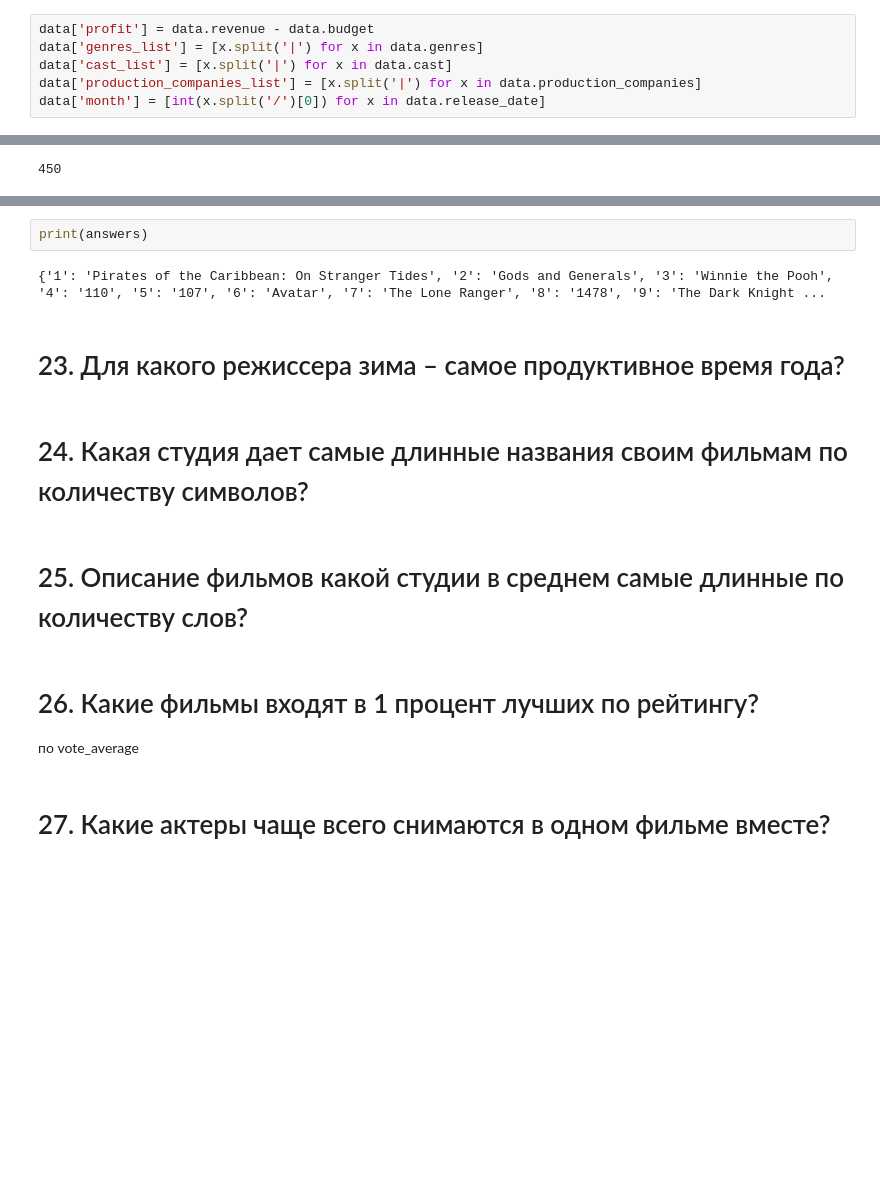
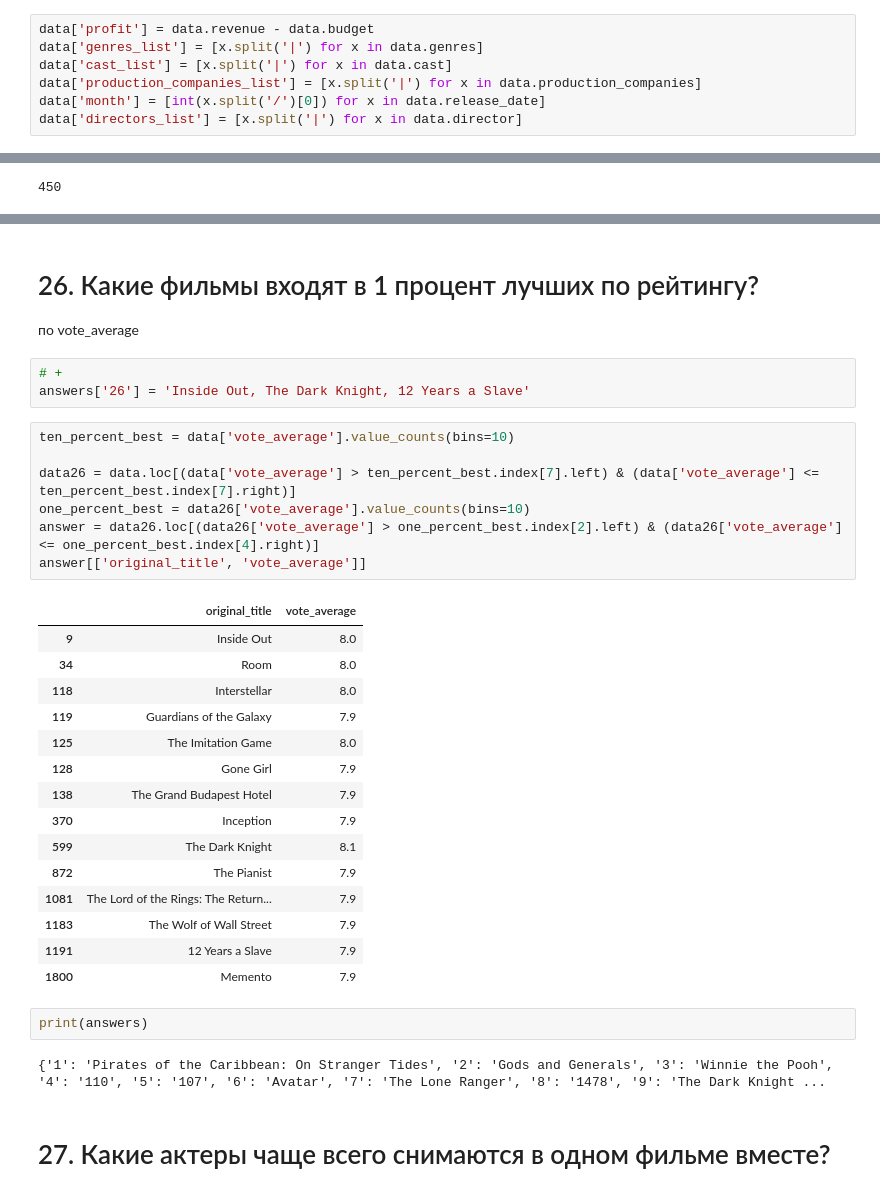
Before and after one commit to knartov/sf-git, a Jupyter notebook: module-1/Movies_IMBD_v4.1_TEMPLATE.ipynb, the cells around one changed output, grey strips where cells are left out. Saved outputs shown, nothing was run; the diff lists cells and outputs as text; blank space fills up the shorter version.

```diff
--- a/module-1/Movies_IMBD_v4.1_TEMPLATE.ipynb
+++ b/module-1/Movies_IMBD_v4.1_TEMPLATE.ipynb
@@ -42,6 +43,7 @@ data['genres_list'] = [x.split('|') for x in data.genres]
 data['cast_list'] = [x.split('|') for x in data.cast]
 data['production_companies_list'] = [x.split('|') for x in data.production_companies]
 data['month'] = [int(x.split('/')[0]) for x in data.release_date]
+data['directors_list'] = [x.split('|') for x in data.director]
 # %% [markdown]
 # 1. У какого фильма из списка самый большой бюджет?
 # %% [markdown]
@@ -546,15 +619,35 @@ data.query('month in [6,7,8]').imdb_id.nunique()
+# %% [markdown]
+# 26. Какие фильмы входят в 1 процент лучших по рейтингу?
+по vote_average
+# %%
+# +
+answers['26'] = 'Inside Out, The Dark Knight, 12 Years a Slave'
+# %%
+ten_percent_best = data['vote_average'].value_counts(bins=10)
+
+data26 = data.loc[(data['vote_average'] > ten_percent_best.index[7].left) & (data['vote_average'] <= ten_percent_best.index[7].right)]
+one_percent_best = data26['vote_average'].value_counts(bins=10)
+answer = data26.loc[(data26['vote_average'] > one_percent_best.index[2].left) & (data26['vote_average'] <= one_percent_best.index[4].right)]
+answer[['original_title', 'vote_average']]
+# %% [output]
+|  | original_title | vote_average |
+| 9 | Inside Out | 8.0 |
+| 34 | Room | 8.0 |
+| 118 | Interstellar | 8.0 |
+| 119 | Guardians of the Galaxy | 7.9 |
+| 125 | The Imitation Game | 8.0 |
+| 128 | Gone Girl | 7.9 |
+| 138 | The Grand Budapest Hotel | 7.9 |
+| 370 | Inception | 7.9 |
+| 599 | The Dark Knight | 8.1 |
+| 872 | The Pianist | 7.9 |
+| 1081 | The Lord of the Rings: The Return... | 7.9 |
+| 1183 | The Wolf of Wall Street | 7.9 |
+| 1191 | 12 Years a Slave | 7.9 |
+| 1800 | Memento | 7.9 |
 # %%
 print(answers)
 # %% [output]
 {'1': 'Pirates of the Caribbean: On Stranger Tides', '2': 'Gods and Generals', '3': 'Winnie the Pooh', '4': '110', '5': '107', '6': 'Avatar', '7': 'The Lone Ranger', '8': '1478', '9': 'The Dark Knight ...
-# %% [markdown]
-# 23. Для какого режиссера зима – самое продуктивное время года?
-# %% [markdown]
-# 24. Какая студия дает самые длинные названия своим фильмам по количеству символов?
-# %% [markdown]
-# 25. Описание фильмов какой студии в среднем самые длинные по количеству слов?
-# %% [markdown]
-# 26. Какие фильмы входят в 1 процент лучших по рейтингу?
-по vote_average
 # %% [markdown]
 # 27. Какие актеры чаще всего снимаются в одном фильме вместе?
```
Also changed, not shown: parts of 14 cells of this notebook.
